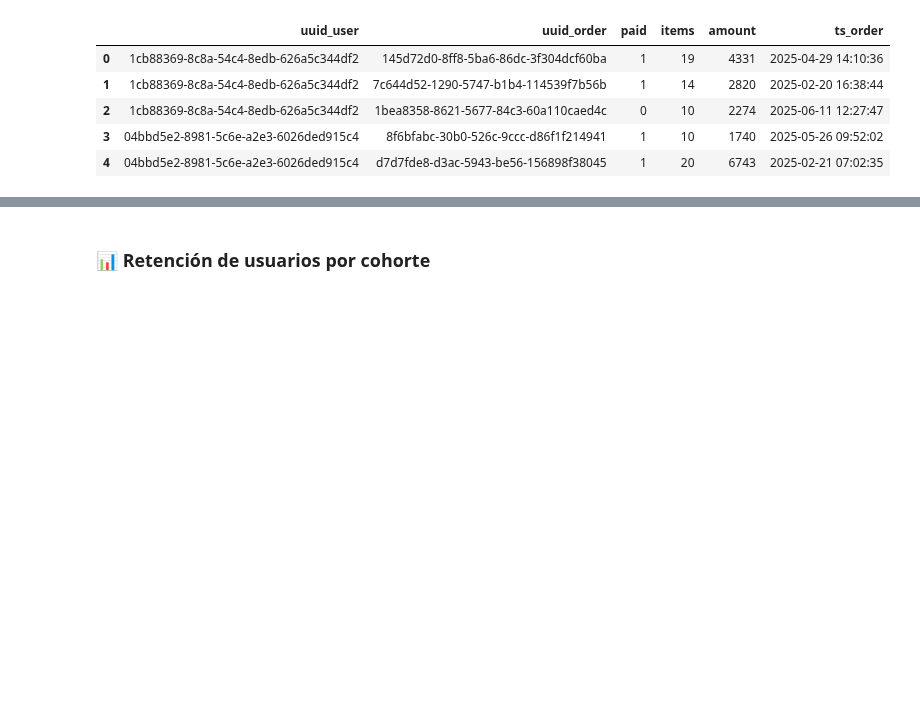
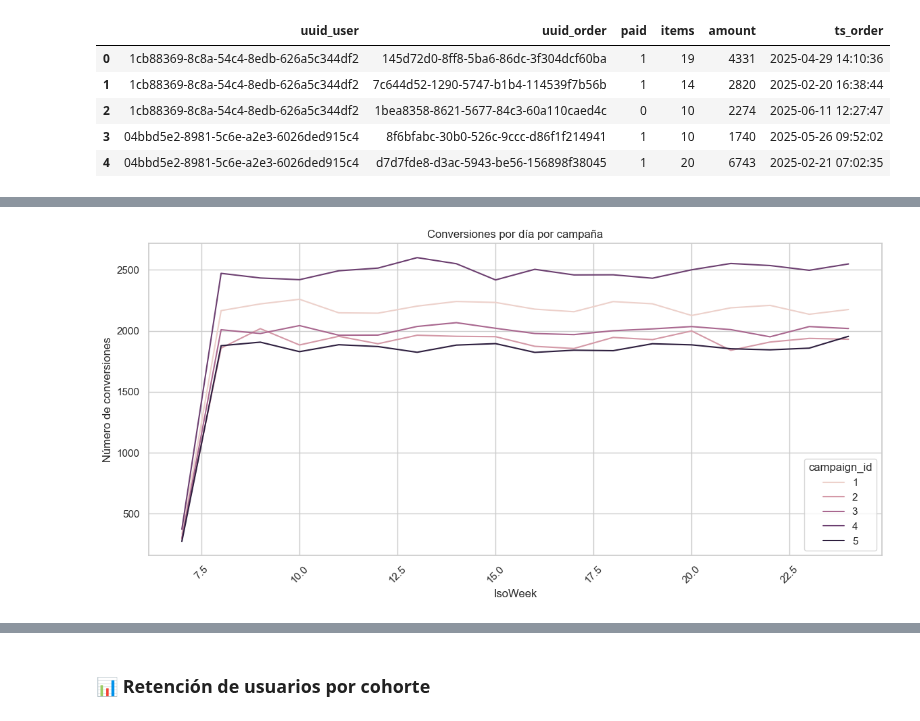
Before and after one commit to zyntonyson/bootcamp_ds_da, a Jupyter notebook: 09-da-analisis-negocio/19-Cohortes_Economia.ipynb, the cells around one changed output, grey strips where cells are left out. Saved outputs shown, nothing was run; the diff lists cells and outputs as text; code cells hidden in the pictures; blank space fills up the shorter version.

```diff
--- a/09-da-analisis-negocio/19-Cohortes_Economia.ipynb
+++ b/09-da-analisis-negocio/19-Cohortes_Economia.ipynb
@@ -254,0 +408,14 @@ df.head()
+# %%
+df_plot=(
+    df
+        .groupby(['isoweek','campaign_id'],as_index=False)
+        .agg(
+            visits = ('campaign_id', 'size'),
+            convertions = ('is_convertion', 'sum')
+        )
+        .assign(
+             convertion_rate = lambda df: 100 * (df.convertions / df.visits).round(2),
+        )
+        .sort_values('isoweek')
+)
+df_plot
@@ -254,0 +436,11 @@ df.head()
+# %%
+# === GRÁFICO DE BARRAS: CONVERSIONES POR DÍA Y CAMPAÑA ===
+plt.figure(figsize=(14, 6))
+sns.lineplot(data=df_plot, x='isoweek', y='convertions', hue='campaign_id')
+plt.title('Conversiones por día por campaña')
+plt.xlabel('IsoWeek')
+plt.ylabel('Número de conversiones')
+plt.xticks(rotation=45)
+plt.show()
+# %% [output]
+[figure, added]
```
Also changed, not shown: parts of 42 cells of this notebook.
